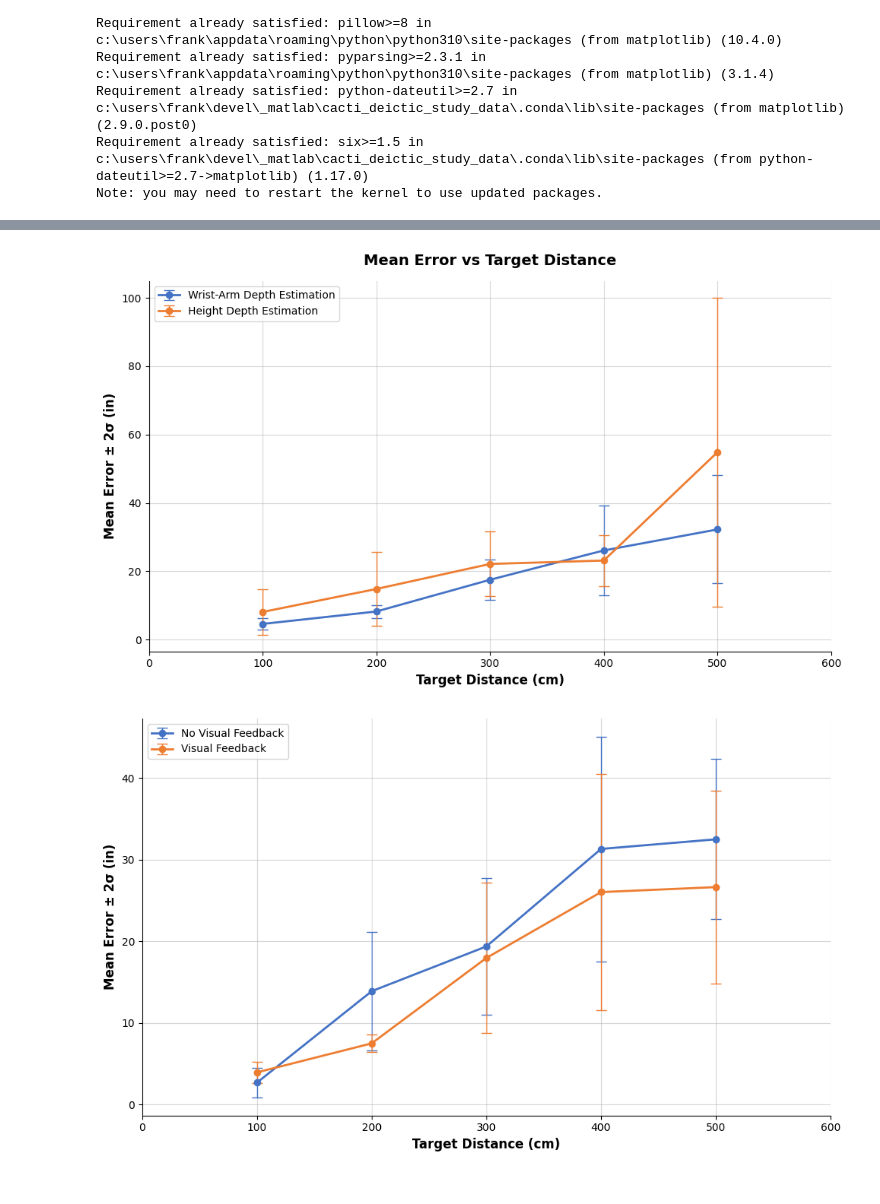
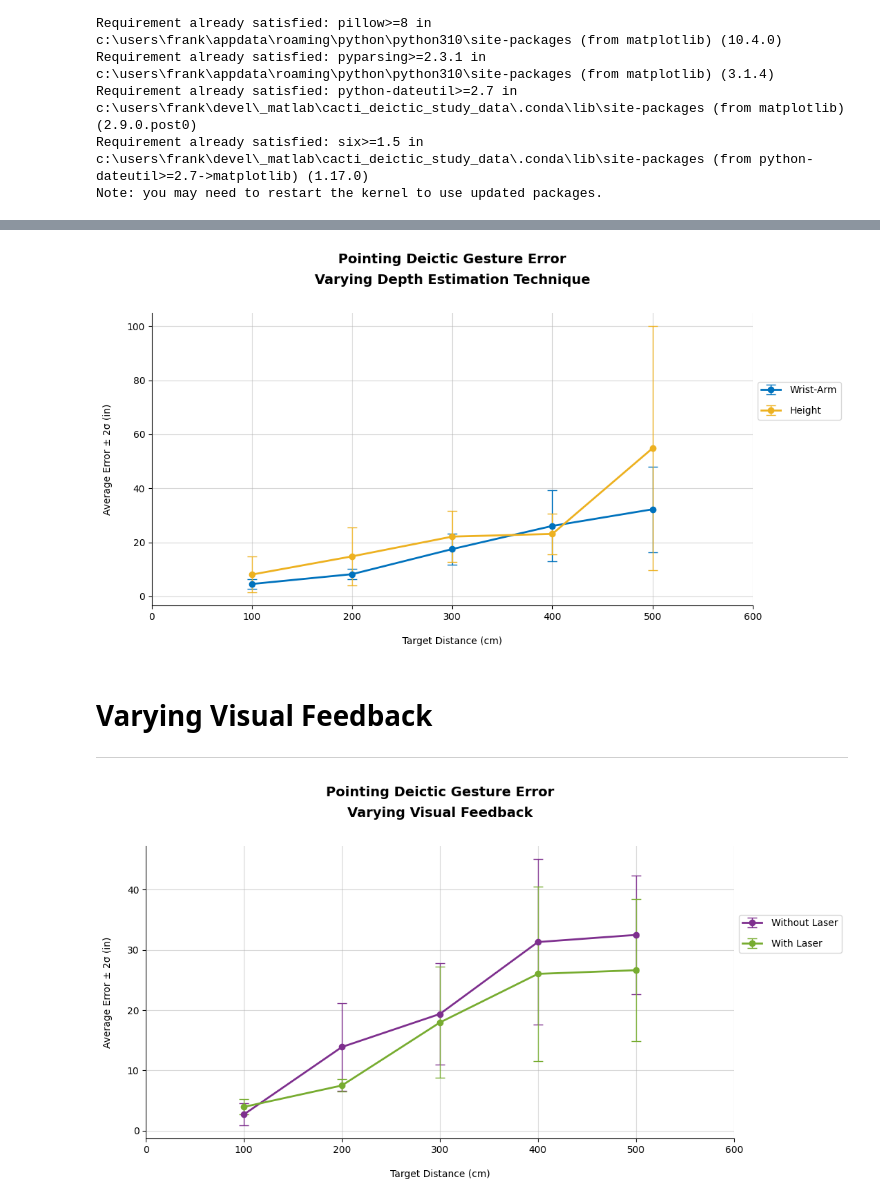
Before and after one commit to frank-Regal/cacti_deictic_study_data, a Jupyter notebook: analysis/2025.03.25_prelim.ipynb, the cells around one changed output, grey strips where cells are left out. Saved outputs shown, nothing was run; the diff lists cells and outputs as text; code cells hidden in the pictures.

```diff
--- a/analysis/2025.03.25_prelim.ipynb
+++ b/analysis/2025.03.25_prelim.ipynb
@@ -144,17 +159,22 @@ participants = ['frank', 'asha', 'sanat']
 target_dist = [100, 200, 300, 400, 500]
 trial = 'VIS_Kalibr_wrist_arm_estimation'
 box = '080'
+sigma = 2
 
 # Get data
 kalibr_wrist_arm_data_cm, kalibr_wrist_arm_data_in = get_data(participants, target_dist, trial, box, base_path)
 
 # Calculate error metrics
-kalibr_wrist_arm_metrics = calc_error_metrics(kalibr_wrist_arm_data_in, z_threshold=2)
+kalibr_wrist_arm_metrics = calc_error_metrics(kalibr_wrist_arm_data_in, z_threshold=sigma)
 
-# Plot mean errors
-# my_fig = plot_mean_errors(kalibr_wrist_arm_metrics['dists'],
-#                           kalibr_wrist_arm_metrics['means'],
-#                           kalibr_wrist_arm_metrics['stds'],
-#                           label='Wrist-Arm Depth Estimation')
-my_fig = plot_mean_errors([kalibr_wrist_arm_metrics], labels=['Wrist-Arm Depth Estimation'])
+# Plot
+fig1 = plot_mean_errors([kalibr_wrist_arm_metrics],
+                          labels=['80cm AGL'],
+                          title='Pointing Deictic Gesture Error',
+                          colors=[COLORS.BLUE],
+                          xlabel='Target Distance (cm)',
+                          ylabel=f'Average Error ± {sigma}σ (in)')
+
+# Save figure
+plt.savefig('baseline.svg', format='svg', bbox_inches='tight')
 # %% [output]
@@ -162,26 +185,36 @@ my_fig = plot_mean_errors([kalibr_wrist_arm_metrics], labels=['Wrist-Arm Depth E
 # %%
 """
 HEIGHT DEPTH ESTIMATION W. VISUAL FEEDBACK
 """
 
 # Define parameters
 participants = ['frank', 'asha', 'sanat']
 target_dist = [100, 200, 300, 400, 500]
 trial = 'VIS_Kalibr_height_estimation'
 box = '080'
+sigma = 2
 
 # Get data
 kalibr_height_data_cm, kalibr_height_data_in = get_data(participants, target_dist, trial, box, base_path)
 
 # Calculate error metrics
-kalibr_height_metrics = calc_error_metrics(kalibr_height_data_in, z_threshold=2)
+kalibr_height_metrics = calc_error_metrics(kalibr_height_data_in, z_threshold=sigma)
 
 # Plot mean errors
-my_fig = plot_mean_errors([kalibr_wrist_arm_metrics, kalibr_height_metrics],
-                          labels=['Wrist-Arm Depth Estimation', 'Height Depth Estimation'],
-                          colors=['#4472C4', '#ED7D31'])
+fig2 = plot_mean_errors([kalibr_wrist_arm_metrics, kalibr_height_metrics],
+                          labels=['Wrist-Arm', 'Height'],
+                          colors=[COLORS.BLUE, COLORS.YELLOW],
+                          title='Pointing Deictic Gesture Error\nVarying Depth Estimation Technique',
+                          xlabel='Target Distance (cm)',
+                          ylabel=f'Average Error ± {sigma}σ (in)')
+
+# Save figure
+plt.savefig('vary_depth_estimation.svg', format='svg', bbox_inches='tight')
 # %% [output]
-[figure, old version]
+[figure, new version]
+# %% [markdown]
+# Varying Visual Feedback
+---
 # %%
 """
 VISUAL FEEDBACK vs NO VISUAL FEEDBACK
@@ -203,8 +236,12 @@ V_kalibr_wrist_arm_metrics = calc_error_metrics(V_kalibr_wrist_arm_data_in, z_th
 
 # Plot mean errors
 fig3 = plot_mean_errors([NV_kalibr_wrist_arm_metrics, V_kalibr_wrist_arm_metrics],
-                          labels=['No Visual Feedback', 'Visual Feedback'],
-                          colors=['#4472C4', '#ED7D31'],
-                          title='')
+                          labels=['Without Laser', 'With Laser'],
+                          colors=[COLORS.PURPLE, COLORS.GREEN],
+                          title='Pointing Deictic Gesture Error\nVarying Visual Feedback',
+                          xlabel='Target Distance (cm)',
+                          ylabel=f'Average Error ± {sigma}σ (in)')
+# Save figure
+plt.savefig('vary_visual_feedback.svg', format='svg', bbox_inches='tight')
 # %% [output]
-[figure, old version]
+[figure, new version]
```
Also changed, not shown: parts of 9 cells of this notebook, 13 other files.
